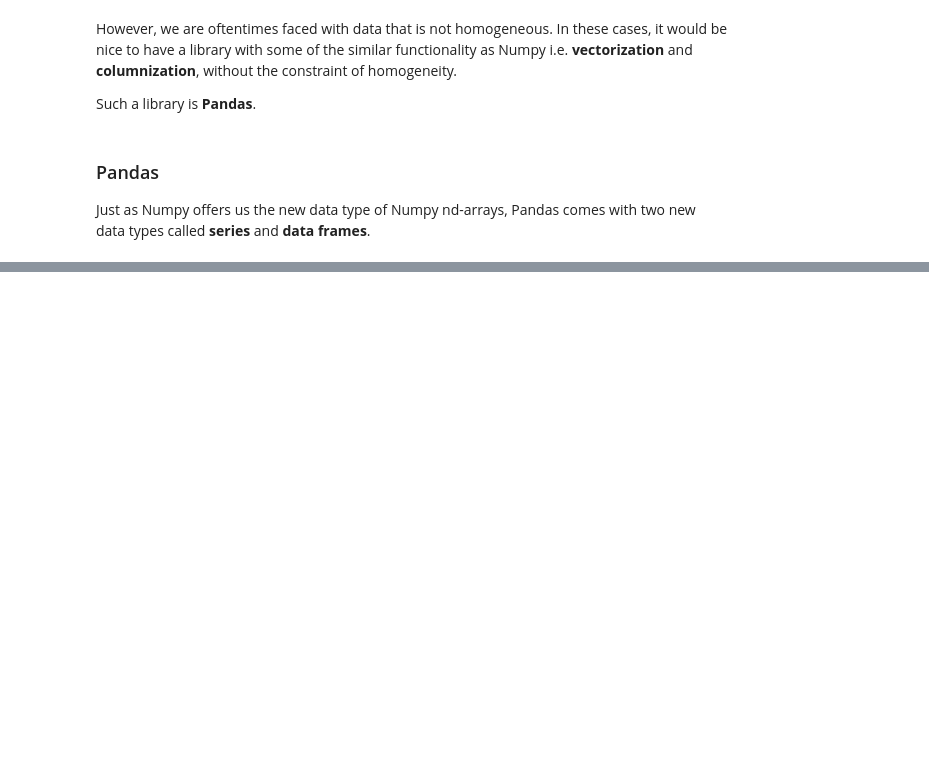
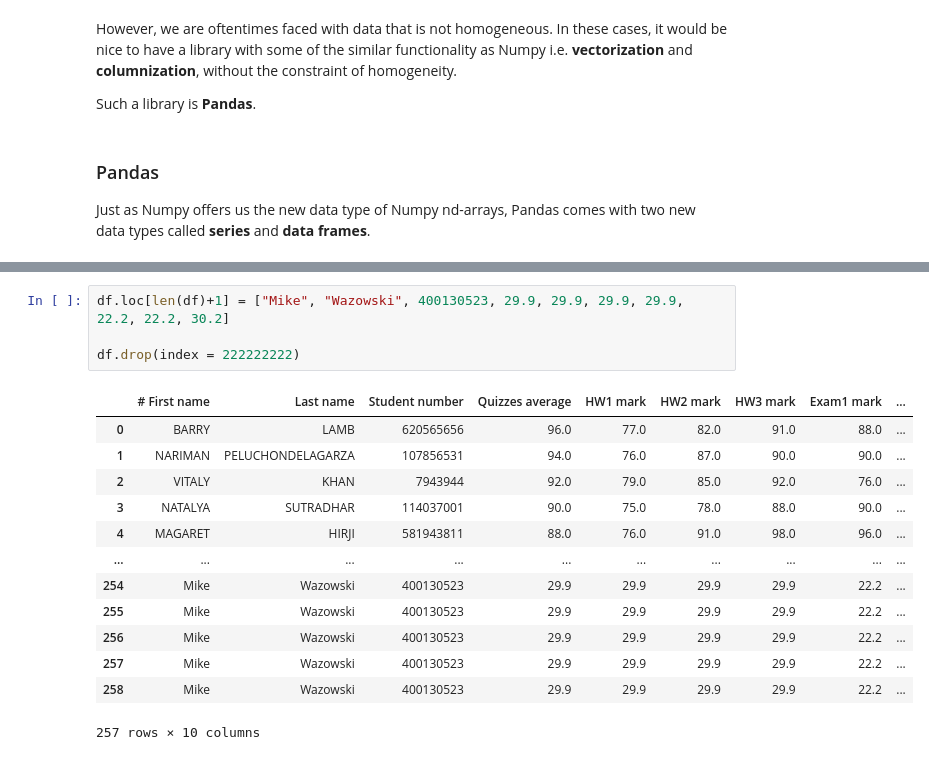
Before and after one commit to bourdin/MATH1MP3_W2026, a Jupyter notebook: Notebooks/C01/11-Pandas-1.ipynb, the cells around one changed output, grey strips where cells are left out. Drawn from its saved outputs; the diff is of its cells as text; blank space fills up the shorter version.

```diff
--- a/Notebooks/C01/11-Pandas-1.ipynb
+++ b/Notebooks/C01/11-Pandas-1.ipynb
@@ -43,0 +169,18 @@ Just as Numpy offers us the new data type of Numpy nd-arrays, Pandas comes with
+# %%
+df.loc[len(df)+1] = ["Mike", "Wazowski", 400130523, 29.9, 29.9, 29.9, 29.9, 22.2, 22.2, 30.2]
+
+df.drop(index = 222222222)
+# %% [output]
+|  | # First name | Last name | Student number | Quizzes average | HW1 mark | HW2 mark | HW3 mark | Exam1 mark | ... |
+| 0 | BARRY | LAMB | 620565656 | 96.0 | 77.0 | 82.0 | 91.0 | 88.0 | ... |
+| 1 | NARIMAN | PELUCHONDELAGARZA | 107856531 | 94.0 | 76.0 | 87.0 | 90.0 | 90.0 | ... |
+| 2 | VITALY | KHAN | 7943944 | 92.0 | 79.0 | 85.0 | 92.0 | 76.0 | ... |
+| 3 | NATALYA | SUTRADHAR | 114037001 | 90.0 | 75.0 | 78.0 | 88.0 | 90.0 | ... |
+| 4 | MAGARET | HIRJI | 581943811 | 88.0 | 76.0 | 91.0 | 98.0 | 96.0 | ... |
+| ... | ... | ... | ... | ... | ... | ... | ... | ... | ... |
+| 254 | Mike | Wazowski | 400130523 | 29.9 | 29.9 | 29.9 | 29.9 | 22.2 | ... |
+| 255 | Mike | Wazowski | 400130523 | 29.9 | 29.9 | 29.9 | 29.9 | 22.2 | ... |
+| 256 | Mike | Wazowski | 400130523 | 29.9 | 29.9 | 29.9 | 29.9 | 22.2 | ... |
+| 257 | Mike | Wazowski | 400130523 | 29.9 | 29.9 | 29.9 | 29.9 | 22.2 | ... |
+| 258 | Mike | Wazowski | 400130523 | 29.9 | 29.9 | 29.9 | 29.9 | 22.2 | ... |
+257 rows × 10 columns
```
Also changed, not shown: parts of 21 cells of this notebook, 4 other files.
